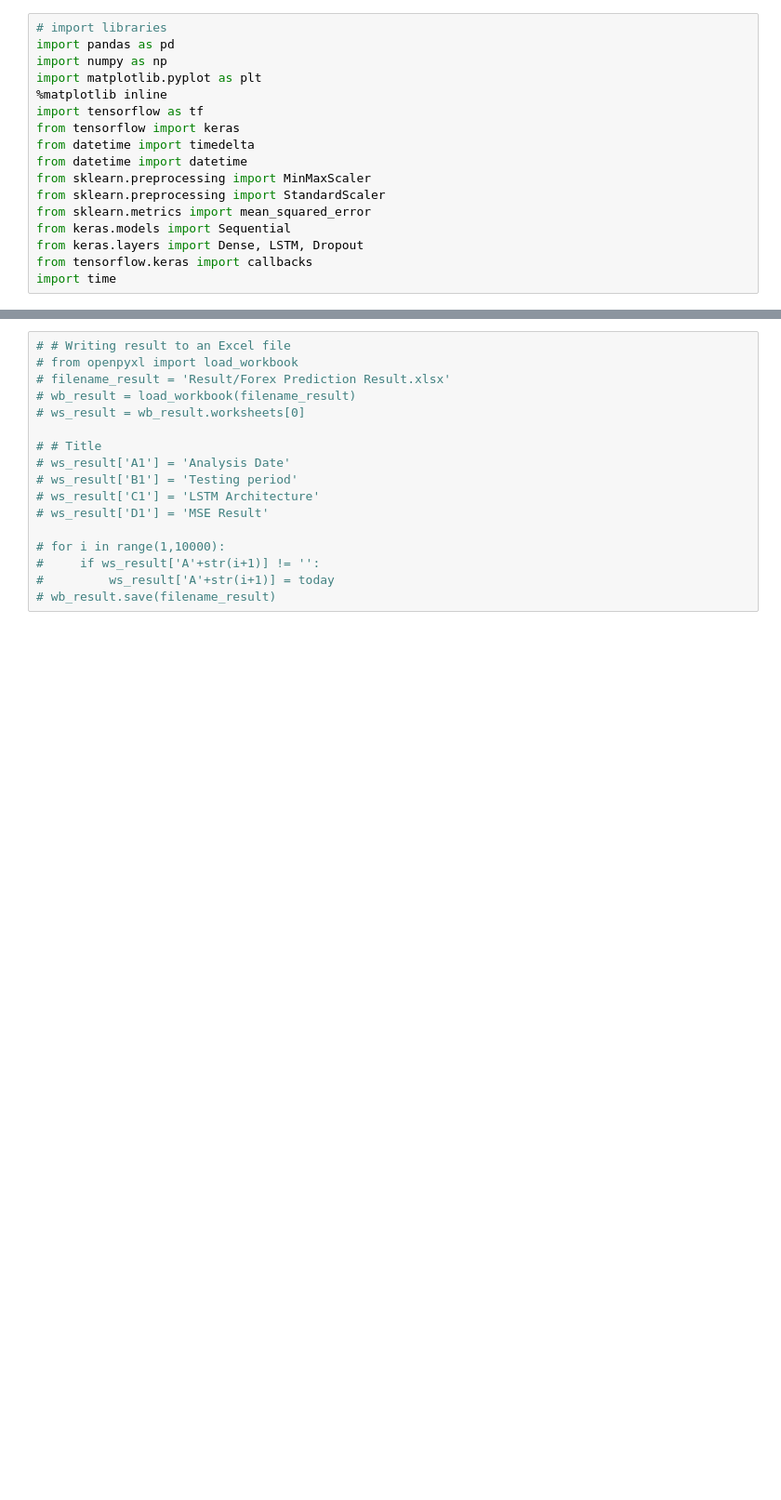
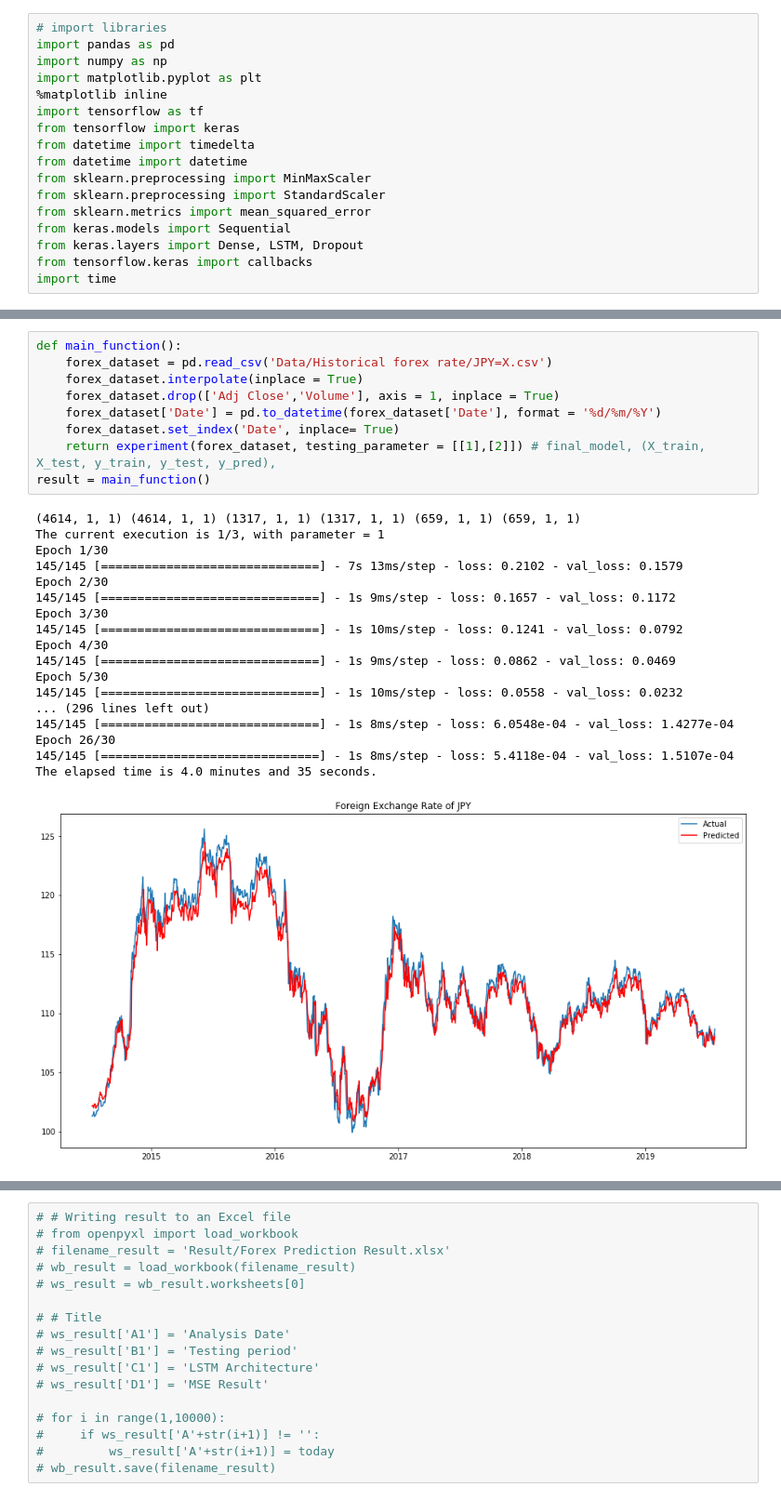
Before and after one commit to ngtinc21/Machine-Learning-Algorithms, a Jupyter notebook: RNN_Example_3_Forex_Rate_Prediction.ipynb, the cells around one changed output, grey strips where cells are left out. Shown at 93% size. Drawn from its saved outputs; the diff is of its cells as text; blank space fills up the shorter version.

```diff
--- a/RNN_Example_3_Forex_Rate_Prediction.ipynb
+++ b/RNN_Example_3_Forex_Rate_Prediction.ipynb
@@ -705,3 +693,31 @@ The elapsed time is 4.0 minutes and 17 seconds.
+# %%
+def main_function():
+    forex_dataset = pd.read_csv('Data/Historical forex rate/JPY=X.csv')
+    forex_dataset.interpolate(inplace = True)
+    forex_dataset.drop(['Adj Close','Volume'], axis = 1, inplace = True)
+    forex_dataset['Date'] = pd.to_datetime(forex_dataset['Date'], format = '%d/%m/%Y')
+    forex_dataset.set_index('Date', inplace= True)
+    return experiment(forex_dataset, testing_parameter = [[1],[2]]) # final_model, (X_train, X_test, y_train, y_test, y_pred),
+result = main_function()
+# %% [output]
+(4614, 1, 1) (4614, 1, 1) (1317, 1, 1) (1317, 1, 1) (659, 1, 1) (659, 1, 1)
+The current execution is 1/3, with parameter = 1
+Epoch 1/30
+145/145 [==============================] - 7s 13ms/step - loss: 0.2102 - val_loss: 0.1579
+Epoch 2/30
+145/145 [==============================] - 1s 9ms/step - loss: 0.1657 - val_loss: 0.1172
+Epoch 3/30
+145/145 [==============================] - 1s 10ms/step - loss: 0.1241 - val_loss: 0.0792
+Epoch 4/30
+145/145 [==============================] - 1s 9ms/step - loss: 0.0862 - val_loss: 0.0469
+Epoch 5/30
+145/145 [==============================] - 1s 10ms/step - loss: 0.0558 - val_loss: 0.0232
+... (296 lines left out)
+145/145 [==============================] - 1s 8ms/step - loss: 6.0548e-04 - val_loss: 1.4277e-04
+Epoch 26/30
+145/145 [==============================] - 1s 8ms/step - loss: 5.4118e-04 - val_loss: 1.5107e-04
+The elapsed time is 4.0 minutes and 35 seconds.
+[figure, added]
 # %%
 result
 # %% [output]
```
Also changed, not shown: parts of 5 cells of this notebook.
